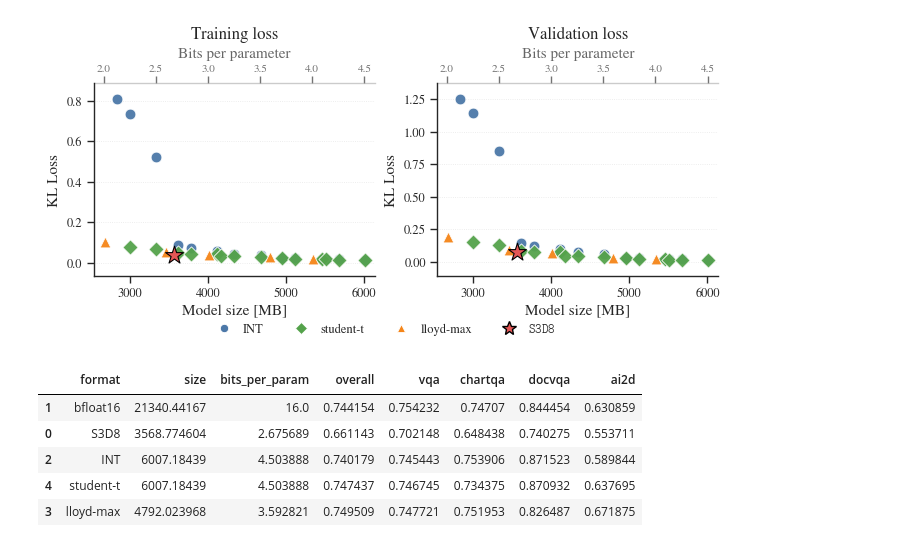
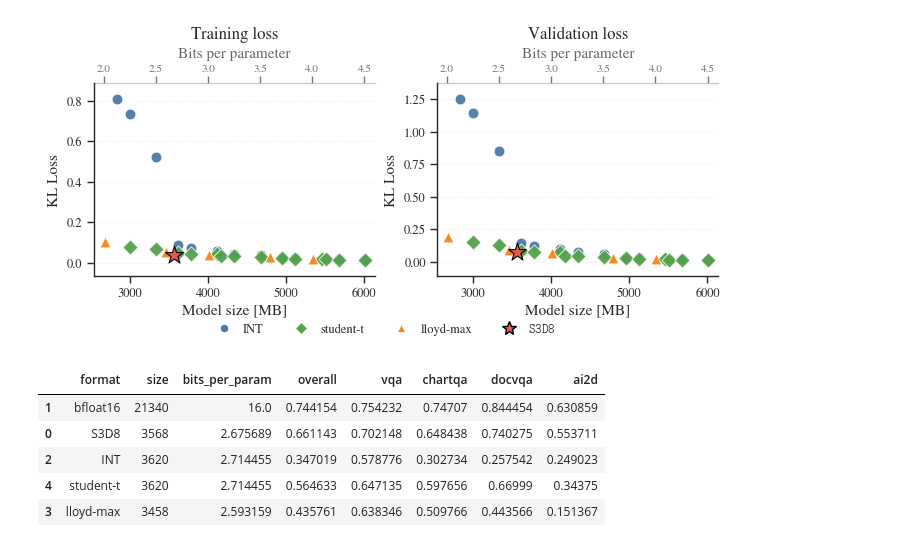
Before and after one commit to graphcore-research/llama-mobile-vlm, a Jupyter notebook: 20260415-PaperFigures.ipynb, the cells around one changed output. Cells and saved outputs as stored; diff of their text form; code cells hidden in the pictures.

```diff
--- a/20260415-PaperFigures.ipynb
+++ b/20260415-PaperFigures.ipynb
@@ -940,7 +940,8 @@ summary_columns = [
     # "val_loss",
 ]
 closest_format_df = (
-    format_df.sort_values(["format", "overall"], ascending=[True, False])
+    format_df.assign(size_delta=(format_df["size"] - our_size).abs())
+    .sort_values(["format", "size_delta", "overall"], ascending=[True, True, False])
     .groupby("format", as_index=False)
     .head(1)
 )
@@ -948,35 +949,36 @@ s3d8_summary = best_run.to_frame().T.assign(format="S3D8")
 bf16_summary = pd.DataFrame(
     [
         {
             "format": "bfloat16",
             "name": bf16_run.name,
             "size": baseline_size,
             "bits_per_param": bf16_run.config["n_bits"]
             / get_num_params(bf16_run.config["model_name"]),
             "overall": baseline["overall"],
             **{task: baseline[task] for task in DOWNSTREAM_TASKS},
             "train_loss": None,
             "val_loss": bf16_run.summary.get("val/loss"),
         }
     ]
 )
 
 format_summary_df = pd.concat(
     [s3d8_summary, bf16_summary, closest_format_df],
     ignore_index=True,
 ).loc[:, summary_columns]
 
 format_summary_df = format_summary_df.sort_values(
     "format",
     key=lambda s: s.map(
         {"S3D8": 1, "bfloat16": 0, "INT": 2, "student-t": 3, "lloyd-max": 4}
     ),
 )
+format_summary_df["size"] = format_summary_df["size"].round().astype(int)
 display(format_summary_df)
 # %% [output]
 |  | format | size | bits_per_param | overall | vqa | chartqa | docvqa | ai2d |
-| 1 | bfloat16 | 21340.44167 | 16.0 | 0.744154 | 0.754232 | 0.74707 | 0.844454 | 0.630859 |
-| 0 | S3D8 | 3568.774604 | 2.675689 | 0.661143 | 0.702148 | 0.648438 | 0.740275 | 0.553711 |
-| 2 | INT | 6007.18439 | 4.503888 | 0.740179 | 0.745443 | 0.753906 | 0.871523 | 0.589844 |
-| 4 | student-t | 6007.18439 | 4.503888 | 0.747437 | 0.746745 | 0.734375 | 0.870932 | 0.637695 |
-| 3 | lloyd-max | 4792.023968 | 3.592821 | 0.749509 | 0.747721 | 0.751953 | 0.826487 | 0.671875 |
+| 1 | bfloat16 | 21340 | 16.0 | 0.744154 | 0.754232 | 0.74707 | 0.844454 | 0.630859 |
+| 0 | S3D8 | 3568 | 2.675689 | 0.661143 | 0.702148 | 0.648438 | 0.740275 | 0.553711 |
+| 2 | INT | 3620 | 2.714455 | 0.347019 | 0.578776 | 0.302734 | 0.257542 | 0.249023 |
+| 4 | student-t | 3620 | 2.714455 | 0.564633 | 0.647135 | 0.597656 | 0.66999 | 0.34375 |
+| 3 | lloyd-max | 3458 | 2.593159 | 0.435761 | 0.638346 | 0.509766 | 0.443566 | 0.151367 |
```
